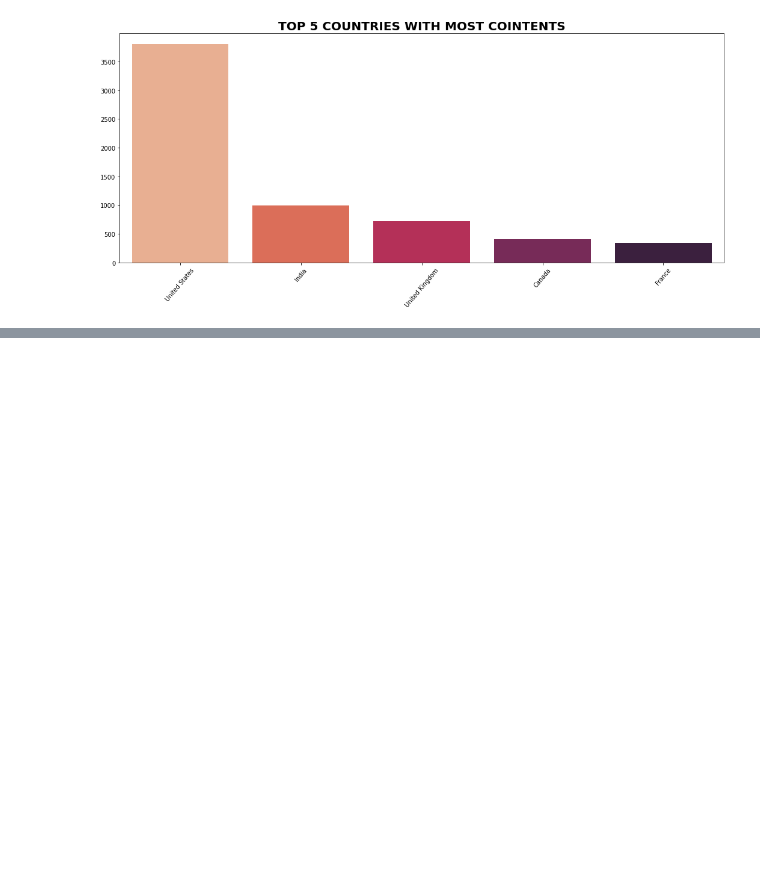
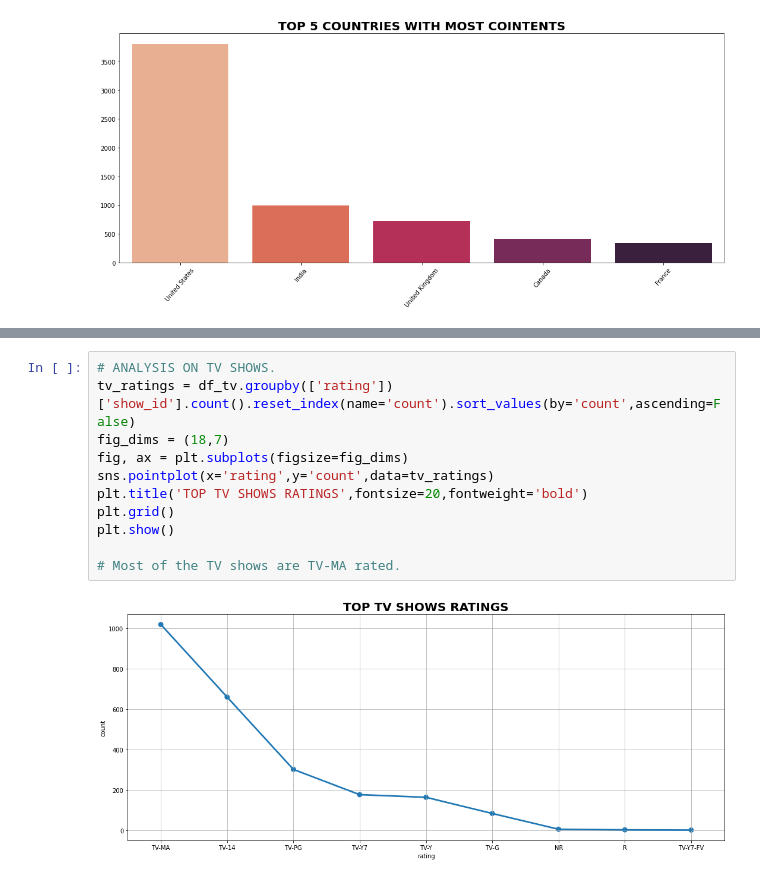
Before and after one commit to Arka1212/Netflix-Movies-And-TV-Shows-Clustering, a Jupyter notebook: NETFLIX_MOVIES_AND_TV_SHOWS_CLUSTERING.ipynb, the cells around one changed output, grey strips where cells are left out. Drawn from its saved outputs; the diff is of its cells as text; blank space fills up the shorter version.

```diff
--- a/NETFLIX_MOVIES_AND_TV_SHOWS_CLUSTERING.ipynb
+++ b/NETFLIX_MOVIES_AND_TV_SHOWS_CLUSTERING.ipynb
@@ -386,0 +399,13 @@ plt.show()
+# %%
+# ANALYSIS ON TV SHOWS.
+tv_ratings = df_tv.groupby(['rating'])['show_id'].count().reset_index(name='count').sort_values(by='count',ascending=False)
+fig_dims = (18,7)
+fig, ax = plt.subplots(figsize=fig_dims)
+sns.pointplot(x='rating',y='count',data=tv_ratings)
+plt.title('TOP TV SHOWS RATINGS',fontsize=20,fontweight='bold')
+plt.grid()
+plt.show()
+
+# Most of the TV shows are TV-MA rated.
+# %% [output]
+[figure, added]
```
Also changed, not shown: parts of 8 cells of this notebook.
